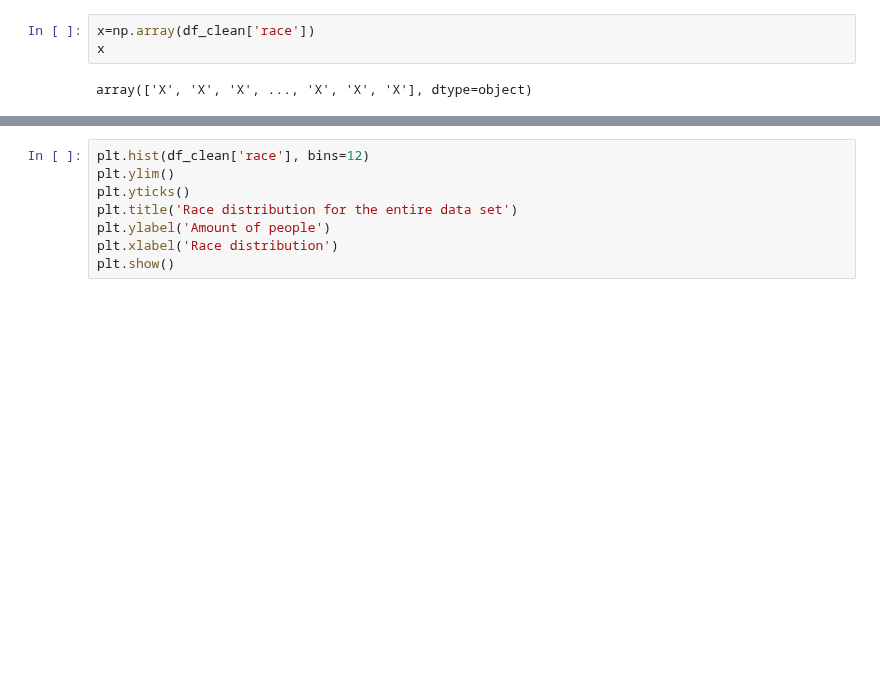
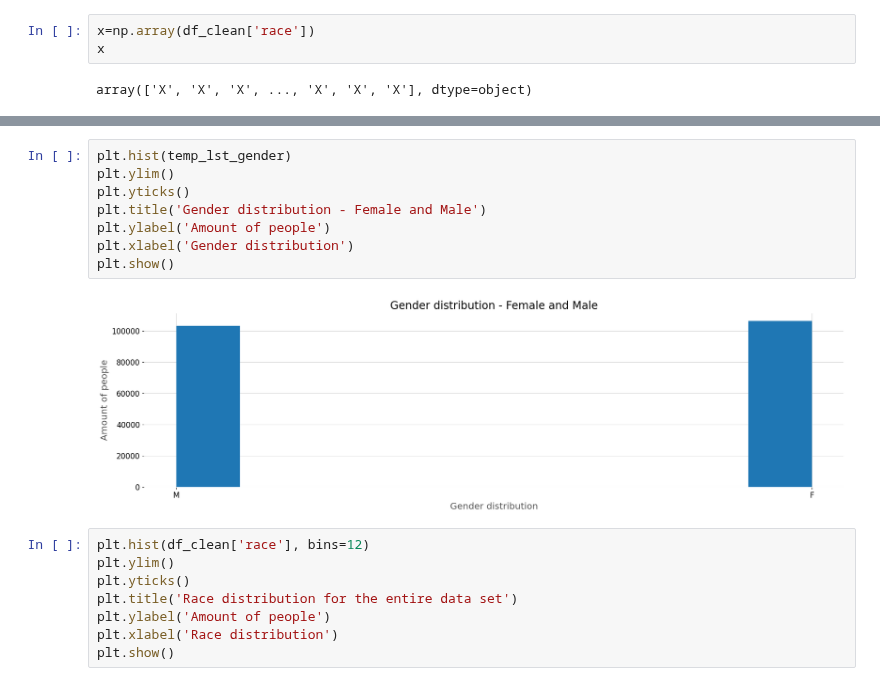
Before and after one commit to ezztherose/TIA-Scraping, a Jupyter notebook: notebooks/institution.ipynb, the cells around one changed output, grey strips where cells are left out. Drawn from its saved outputs; the diff is of its cells as text; blank space fills up the shorter version.

```diff
--- a/notebooks/institution.ipynb
+++ b/notebooks/institution.ipynb
@@ -203,3 +229,13 @@ plt.show()
+# %%
+plt.hist(temp_lst_gender)
+plt.ylim()
+plt.yticks()
+plt.title('Gender distribution - Female and Male')
+plt.ylabel('Amount of people')
+plt.xlabel('Gender distribution')
+plt.show()
+# %% [output]
+[figure, added]
 # %%
 plt.hist(df_clean['race'], bins=12)
 plt.ylim()
```
Also changed, not shown: parts of 30 cells of this notebook.
